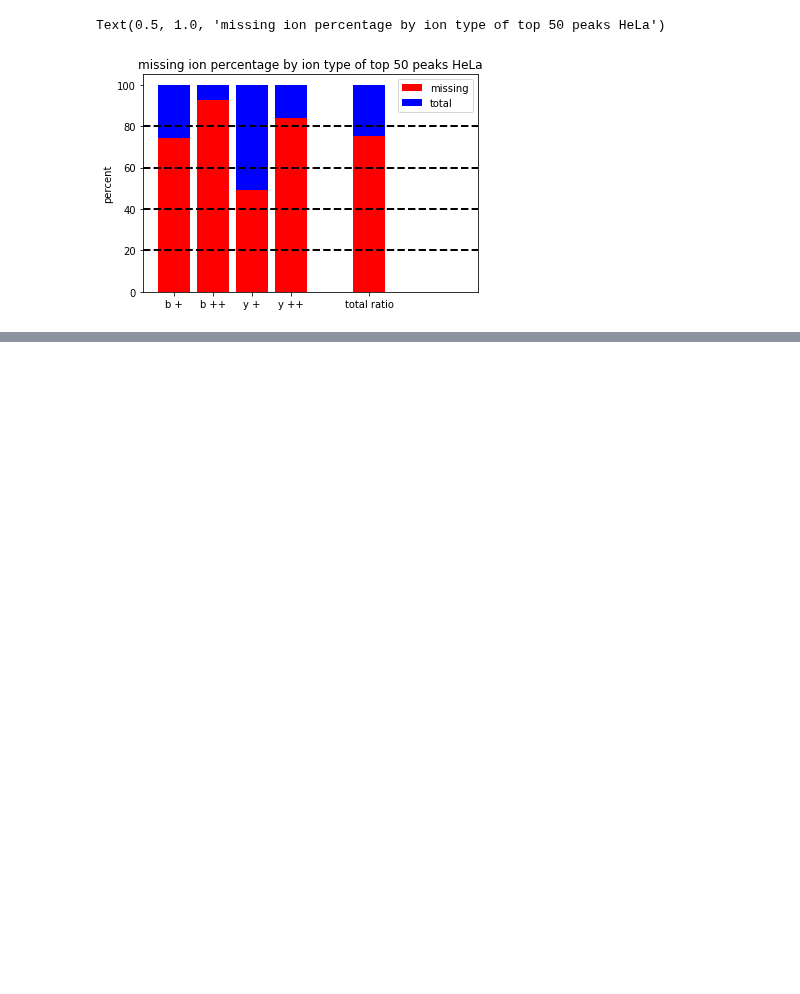
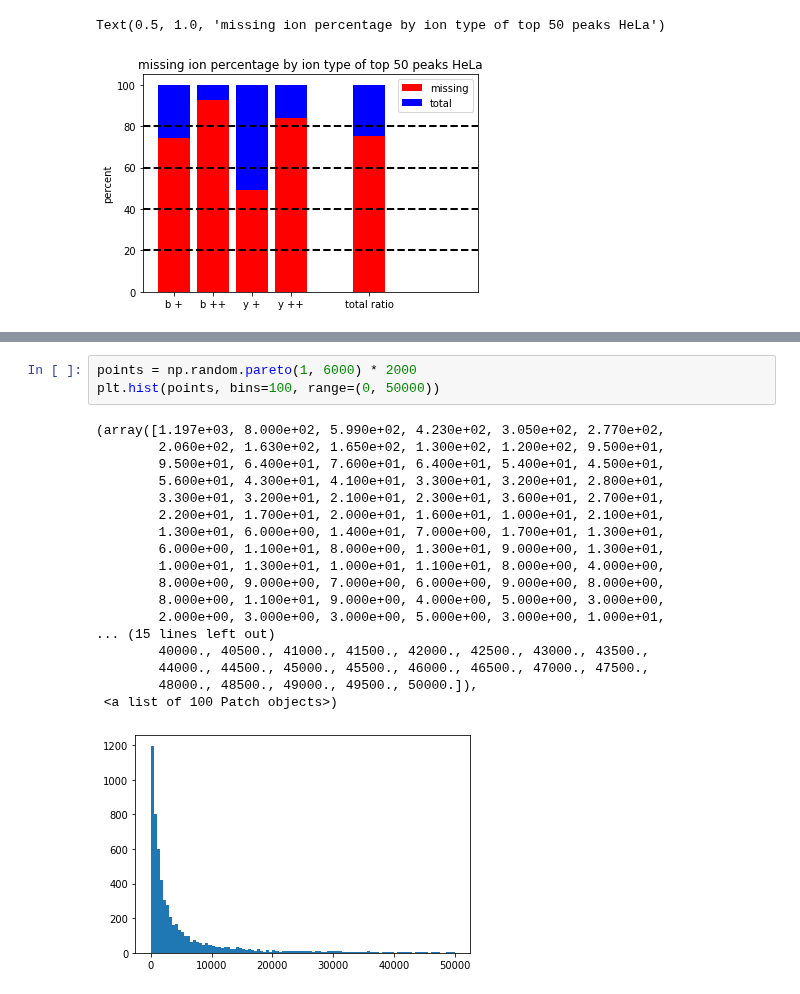
Before and after one commit to zmcgrath96/hypedsearch, a Jupyter notebook: sandbox/jupyter notebooks/Perturbation of spectra to match real spectra.ipynb, the cells around one changed output, grey strips where cells are left out. Saved outputs shown, nothing was run; the diff lists cells and outputs as text; blank space fills up the shorter version.

```diff
--- a/sandbox/jupyter notebooks/Perturbation of spectra to match real spectra.ipynb
+++ b/sandbox/jupyter notebooks/Perturbation of spectra to match real spectra.ipynb
@@ -212,0 +241,22 @@ Text(0.5, 1.0, 'missing ion percentage by ion type of top 50 peaks HeLa')
+# %%
+points = np.random.pareto(1, 6000) * 2000
+plt.hist(points, bins=100, range=(0, 50000))
+# %% [output]
+(array([1.197e+03, 8.000e+02, 5.990e+02, 4.230e+02, 3.050e+02, 2.770e+02,
+        2.060e+02, 1.630e+02, 1.650e+02, 1.300e+02, 1.200e+02, 9.500e+01,
+        9.500e+01, 6.400e+01, 7.600e+01, 6.400e+01, 5.400e+01, 4.500e+01,
+        5.600e+01, 4.300e+01, 4.100e+01, 3.300e+01, 3.200e+01, 2.800e+01,
+        3.300e+01, 3.200e+01, 2.100e+01, 2.300e+01, 3.600e+01, 2.700e+01,
+        2.200e+01, 1.700e+01, 2.000e+01, 1.600e+01, 1.000e+01, 2.100e+01,
+        1.300e+01, 6.000e+00, 1.400e+01, 7.000e+00, 1.700e+01, 1.300e+01,
+        6.000e+00, 1.100e+01, 8.000e+00, 1.300e+01, 9.000e+00, 1.300e+01,
+        1.000e+01, 1.300e+01, 1.000e+01, 1.100e+01, 8.000e+00, 4.000e+00,
+        8.000e+00, 9.000e+00, 7.000e+00, 6.000e+00, 9.000e+00, 8.000e+00,
+        8.000e+00, 1.100e+01, 9.000e+00, 4.000e+00, 5.000e+00, 3.000e+00,
+        2.000e+00, 3.000e+00, 3.000e+00, 5.000e+00, 3.000e+00, 1.000e+01,
+... (15 lines left out)
+        40000., 40500., 41000., 41500., 42000., 42500., 43000., 43500.,
+        44000., 44500., 45000., 45500., 46000., 46500., 47000., 47500.,
+        48000., 48500., 49000., 49500., 50000.]),
+ <a list of 100 Patch objects>)
+[figure, added]
```
Also changed, not shown: parts of 3 cells of this notebook, 11 other files.
